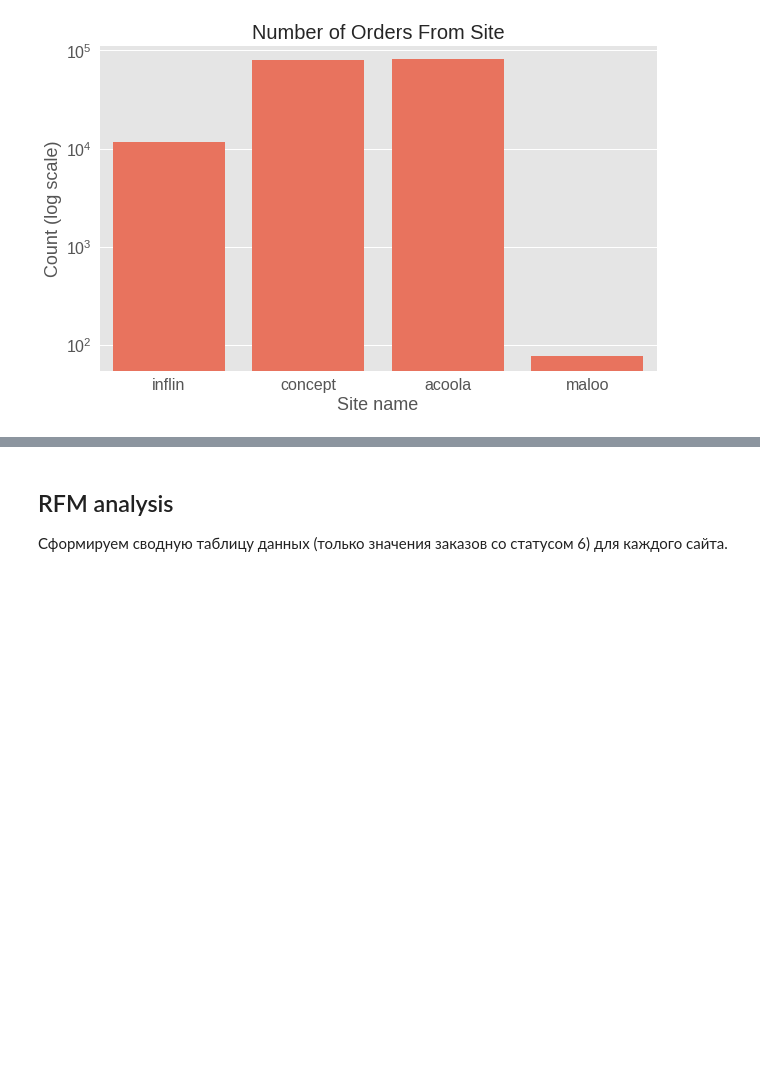
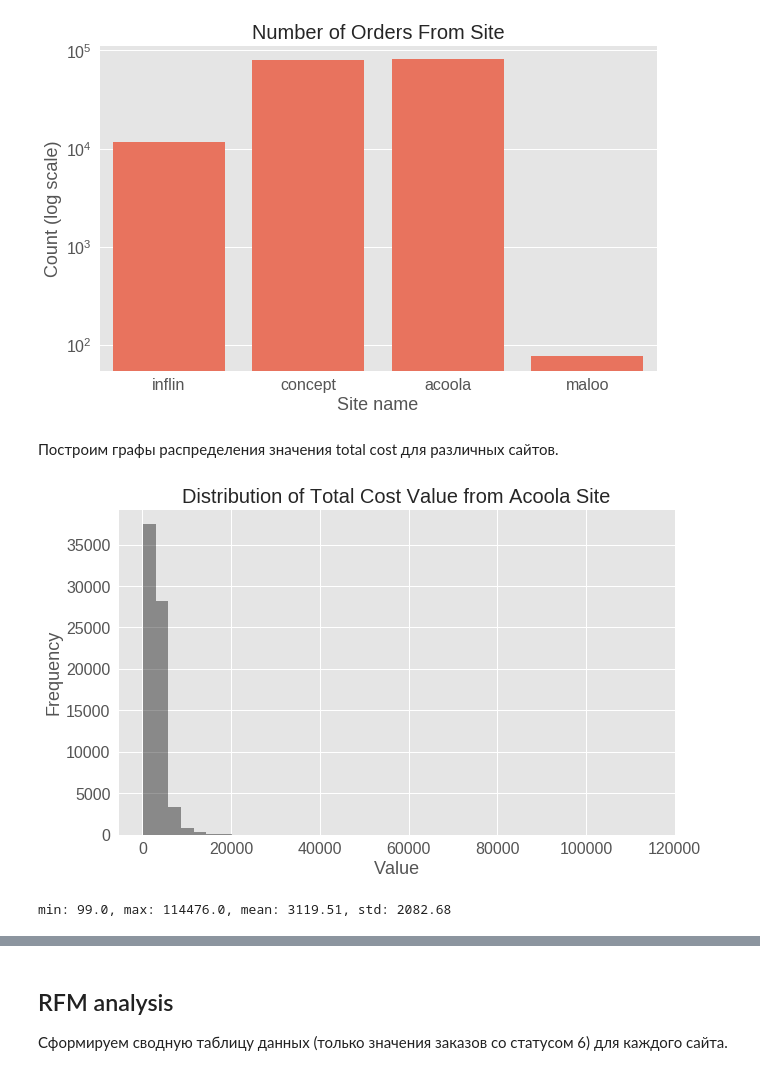
Before and after one commit to alekseisolovev/statistics, a Jupyter notebook: 2nova_eda_rfm_fmr_analysis.ipynb, the cells around one changed output, grey strips where cells are left out. Saved outputs shown, nothing was run; the diff lists cells and outputs as text; code cells hidden in the pictures; blank space fills up the shorter version.

```diff
--- a/2nova_eda_rfm_fmr_analysis.ipynb
+++ b/2nova_eda_rfm_fmr_analysis.ipynb
@@ -218,3 +182,22 @@ plt.title('Number of Orders From Site', fontsize=20)
 plt.show()
 # %% [output]
 [figure]
+# %% [markdown]
+Построим графы распределения значения total cost для различных сайтов.
+# %%
+plt.figure(figsize=(10,6))
+plt.tick_params(labelsize=16)
+
+data = orders[(orders.status == 6) & (orders.from_site == 'acoola')]
+sns.distplot(data.total_cost, bins=40, kde=False, color='black')
+
+plt.xlabel('Value', fontsize=18)
+plt.ylabel('Frequency', fontsize=18)
+plt.title('Distribution of Total Cost Value from Acoola Site', fontsize=20)
+plt.show()
+
+print('min: {}, max: {}, mean: {:.2f}, std: {:.2f}'.format(
+    min(data.total_cost), max(data.total_cost), data.total_cost.mean(), data.total_cost.std()))
+# %% [output]
+[figure, added]
+min: 99.0, max: 114476.0, mean: 3119.51, std: 2082.68
```
Also changed, not shown: parts of 7 cells of this notebook.
